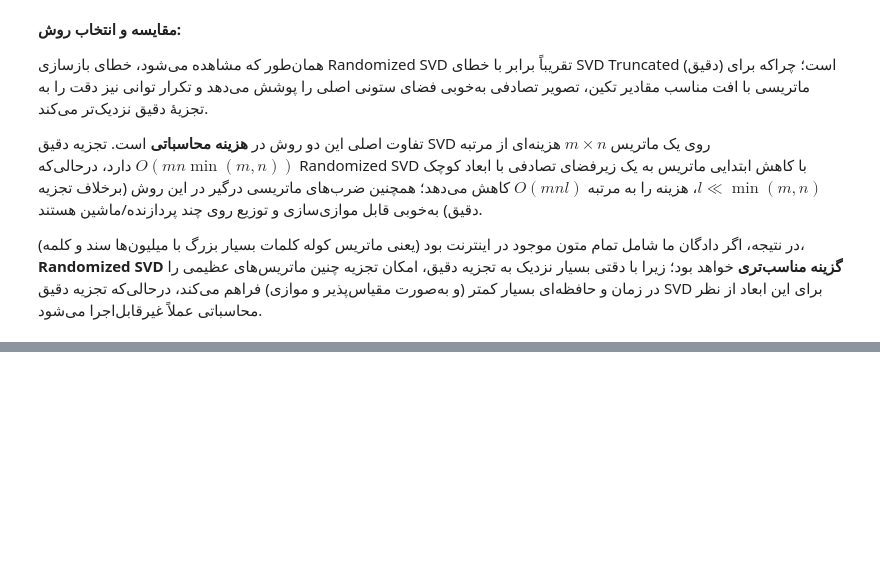
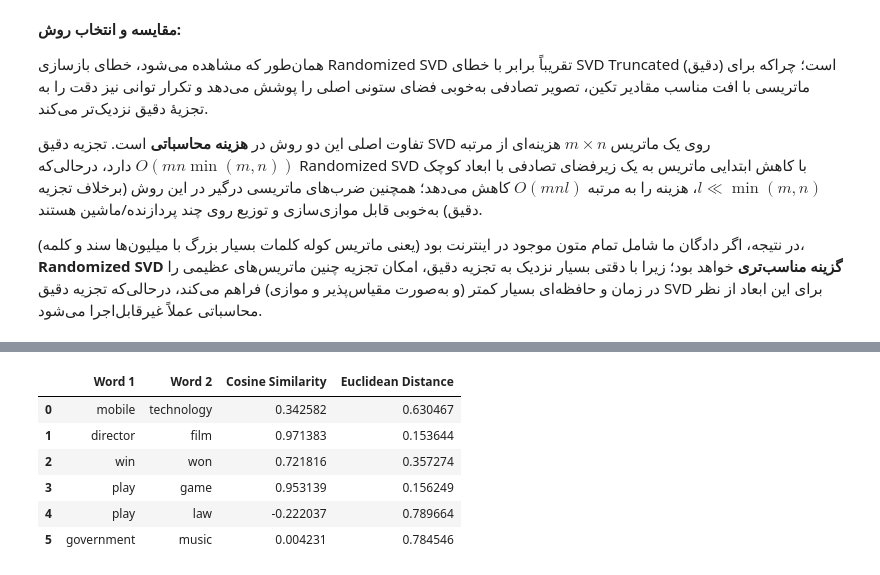
Before and after one commit to MMDHOP/Projects, a Jupyter notebook: LSA_News_Classification/Code.ipynb, the cells around one changed output, grey strips where cells are left out. Saved outputs shown, nothing was run; the diff lists cells and outputs as text; code cells hidden in the pictures; blank space fills up the shorter version.

```diff
--- a/LSA_News_Classification/Code.ipynb
+++ b/LSA_News_Classification/Code.ipynb
@@ -419,0 +472,27 @@ print(f"تفاضل خطا: {abs(reconstruction_error_trunc - reconstruction_erro
+# %%
+word_vecs = {w: Vt_trunc[:, j] for j, w in enumerate(selected_words)}
+
+def cosine_similarity(u, v):
+    return np.dot(u, v) / (np.linalg.norm(u) * np.linalg.norm(v))
+
+def euclidean_distance(u, v):
+    return np.linalg.norm(u - v)
+
+pairs = [('mobile', 'technology'), ('director', 'film'), ('win', 'won'),
+         ('play', 'game'), ('play', 'law'), ('government', 'music')]
+
+results = []
+for w1, w2 in pairs:
+    u, v = word_vecs[w1], word_vecs[w2]
+    results.append((w1, w2, cosine_similarity(u, v), euclidean_distance(u, v)))
+
+results_df = pd.DataFrame(results, columns=['Word 1', 'Word 2', 'Cosine Similarity', 'Euclidean Distance'])
+results_df
+# %% [output]
+|  | Word 1 | Word 2 | Cosine Similarity | Euclidean Distance |
+| 0 | mobile | technology | 0.342582 | 0.630467 |
+| 1 | director | film | 0.971383 | 0.153644 |
+| 2 | win | won | 0.721816 | 0.357274 |
+| 3 | play | game | 0.953139 | 0.156249 |
+| 4 | play | law | -0.222037 | 0.789664 |
+| 5 | government | music | 0.004231 | 0.784546 |
```
Also changed, not shown: parts of 18 cells of this notebook.
